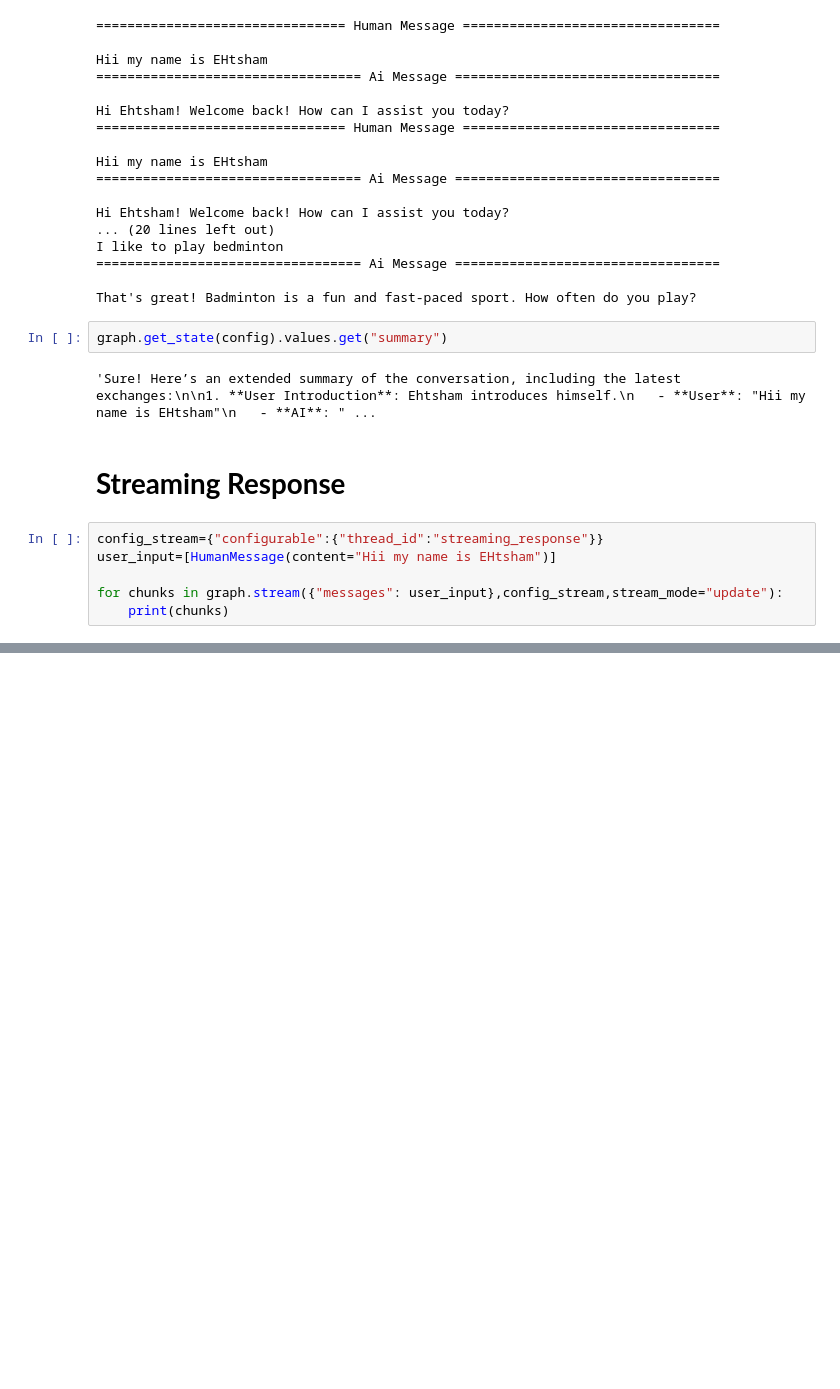
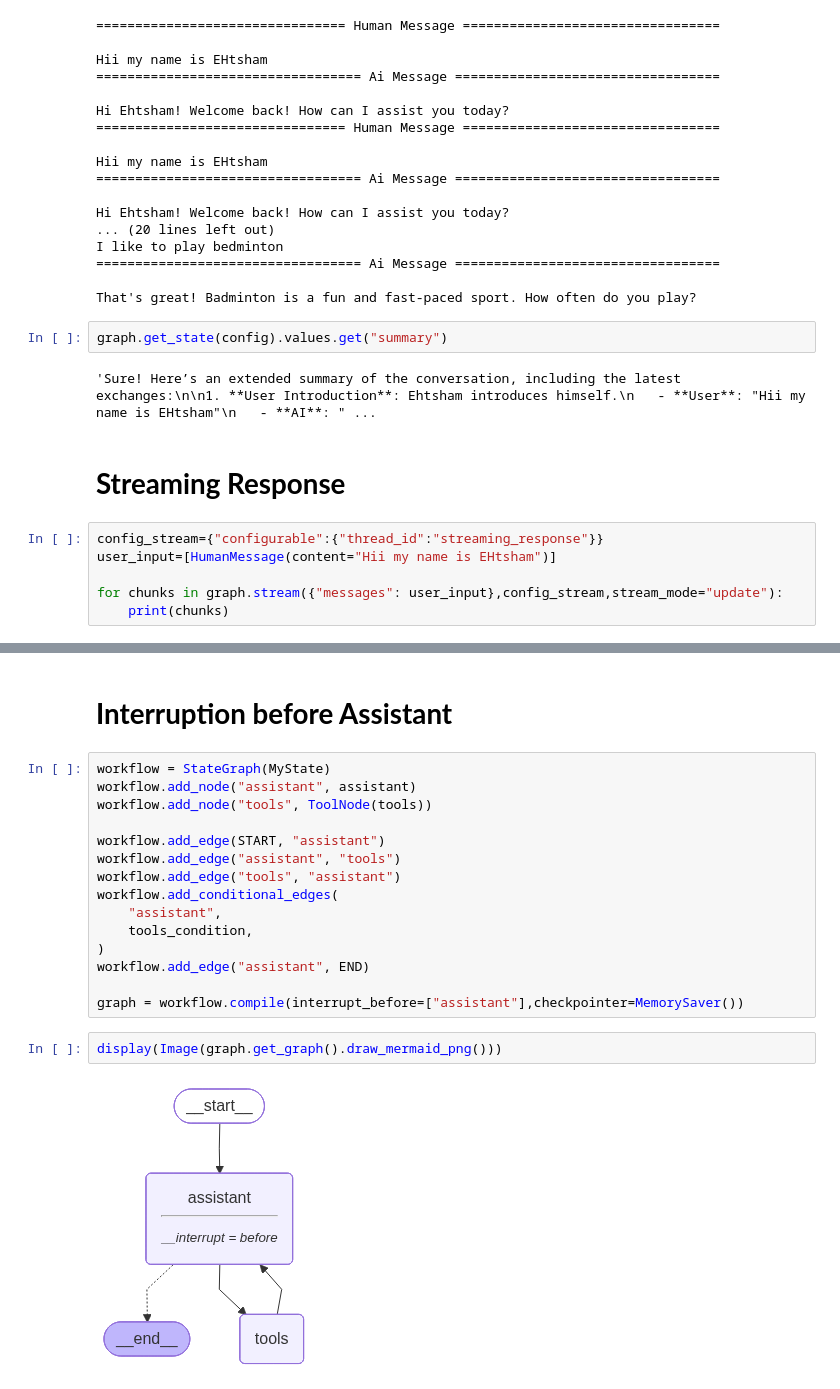
Before and after one commit to MrEhtsham0/mcp-demo, a Jupyter notebook: app/notebooks/langgraph_course.ipynb, the cells around one changed output, grey strips where cells are left out. Saved outputs shown, nothing was run; the diff lists cells and outputs as text; blank space fills up the shorter version.

```diff
--- a/app/notebooks/langgraph_course.ipynb
+++ b/app/notebooks/langgraph_course.ipynb
@@ -351,0 +921,21 @@ for chunks in graph.stream({"messages": user_input},config_stream,stream_mode="u
+# %% [markdown]
+# **Interruption before Assistant**
+# %%
+workflow = StateGraph(MyState)
+workflow.add_node("assistant", assistant)
+workflow.add_node("tools", ToolNode(tools))
+
+workflow.add_edge(START, "assistant")
+workflow.add_edge("assistant", "tools")
+workflow.add_edge("tools", "assistant")
+workflow.add_conditional_edges(
+    "assistant",
+    tools_condition,
+)
+workflow.add_edge("assistant", END)
+
+graph = workflow.compile(interrupt_before=["assistant"],checkpointer=MemorySaver())
+# %%
+display(Image(graph.get_graph().draw_mermaid_png()))
+# %% [output]
+[figure, added]
```
Also changed, not shown: parts of 67 cells of this notebook, 11 other files.
